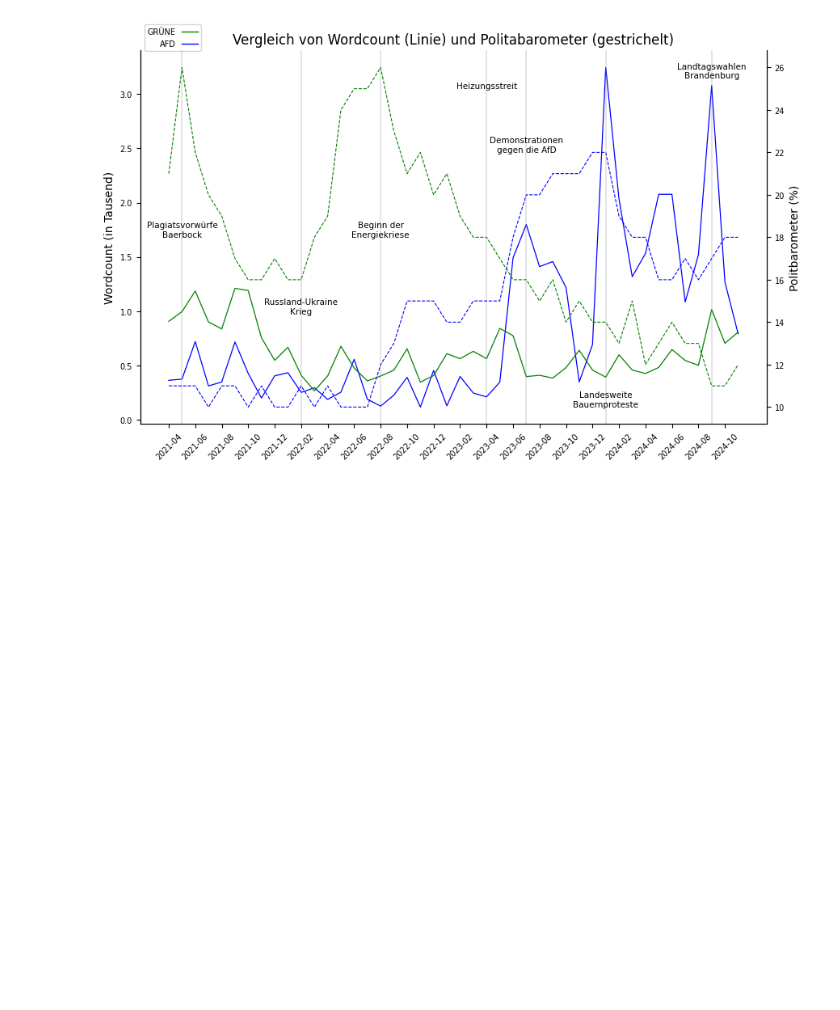
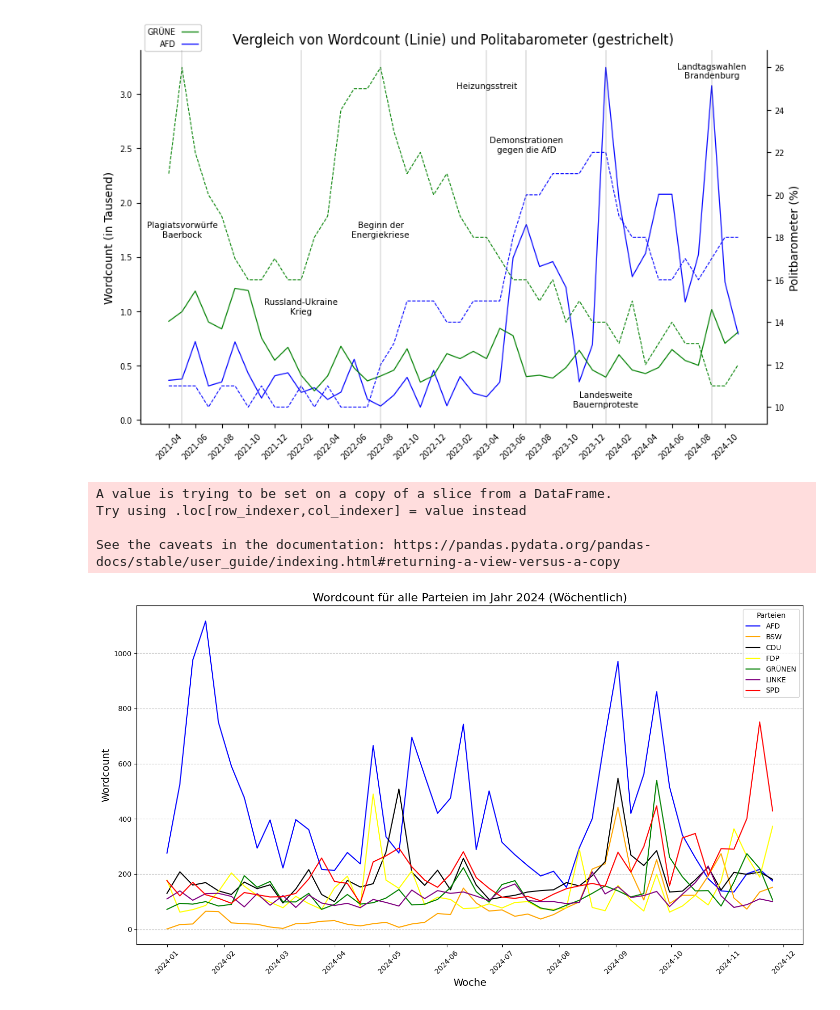
Before and after one commit to Reimser/ads_05_studienarbeit, a Jupyter notebook: source/notebooks/visualize.ipynb, the cells around one changed output. Drawn from its saved outputs; the diff is of its cells as text; code cells hidden in the pictures; blank space fills up the shorter version.

Commit message:
neue visu
2024 visu angefangen

```diff
--- a/source/notebooks/visualize.ipynb
+++ b/source/notebooks/visualize.ipynb
@@ -58,8 +58,8 @@ Dieses Skript erstellt einen Plot, der die Häufigkeit bestimmter Wörter
 words_to_keep = ["grünen", "afd"]
 wordkeep = ["spd", "cdu"]
 # Filtern des DataFrames, um nur die gewünschten Wörter zu behalten
-kleine_parties = wordcount_df[wordcount_df["word"].isin(words_to_keep)]
-große_parties = wordcount_df[wordcount_df["word"].isin(wordkeep)]
+neue_parteien = wordcount_df[wordcount_df["word"].isin(words_to_keep)]
+alt_parteien = wordcount_df[wordcount_df["word"].isin(wordkeep)]
 # %%
 # Erstellen der Plot-Figur
 plt.figure(figsize=(10, 6))  # Definiert die Größe der gesamten Plot-Figur
@@ -407,0 +408,60 @@ fig.write_html("interaktive_visualisierung.html")
+# %%
+import matplotlib.pyplot as plt
+import pandas as pd
+
+# Daten filtern: Nur das Jahr 2024
+wordcount_2024 = wordcount_df[wordcount_df["date"].dt.year == 2024]
+
+# Gruppieren der Daten nach Woche und Partei
+wordcount_2024["week"] = wordcount_2024["date"].dt.to_period("W").apply(lambda r: r.start_time)
+wordcount_2024_grouped = wordcount_2024.groupby(["week", "word"])["count"].sum().reset_index()
+
+# Farben für die Parteien definieren
+parteifarben = {
+    "afd": "blue",
+    "cdu": "black",
+    "grünen": "green",
+    "spd": "red",
+    "fdp": "yellow",
+    "linke": "purple",
+    "bsw": "orange",
+}
+
+# Erstellen der Plot-Figur
+plt.figure(figsize=(14, 8))
+
+# Daten für jede Partei plotten
+for word in wordcount_2024_grouped["word"].unique():
+    word_data = wordcount_2024_grouped[wordcount_2024_grouped["word"] == word]
+    plt.plot(
+        word_data["week"],
+        word_data["count"],
+        label=word.upper(),
+        color=parteifarben.get(word, "gray"),
+        linewidth=1.5,
+    )
+
+# Achsentitel und Diagrammtitel
+plt.title("Wordcount für alle Parteien im Jahr 2024 (Wöchentlich)", fontsize=16)
+plt.xlabel("Woche", fontsize=14)
+plt.ylabel("Wordcount", fontsize=14)
+
+# Legende und Raster
+plt.legend(title="Parteien", fontsize=10)
+plt.grid(axis="y", linestyle="--", alpha=0.7)
+
+# X-Achse rotieren für bessere Lesbarkeit
+plt.xticks(rotation=45, fontsize=10)
+plt.yticks(fontsize=10)
+
+# Layout anpassen
+plt.tight_layout()
+
+# Plot anzeigen
+plt.show()
+# %% [output]
+A value is trying to be set on a copy of a slice from a DataFrame.
+Try using .loc[row_indexer,col_indexer] = value instead
+
+See the caveats in the documentation: https://pandas.pydata.org/pandas-docs/stable/user_guide/indexing.html#returning-a-view-versus-a-copy
+[figure, added]
```
Also changed, not shown: parts of 3 cells of this notebook, 2 other files.
